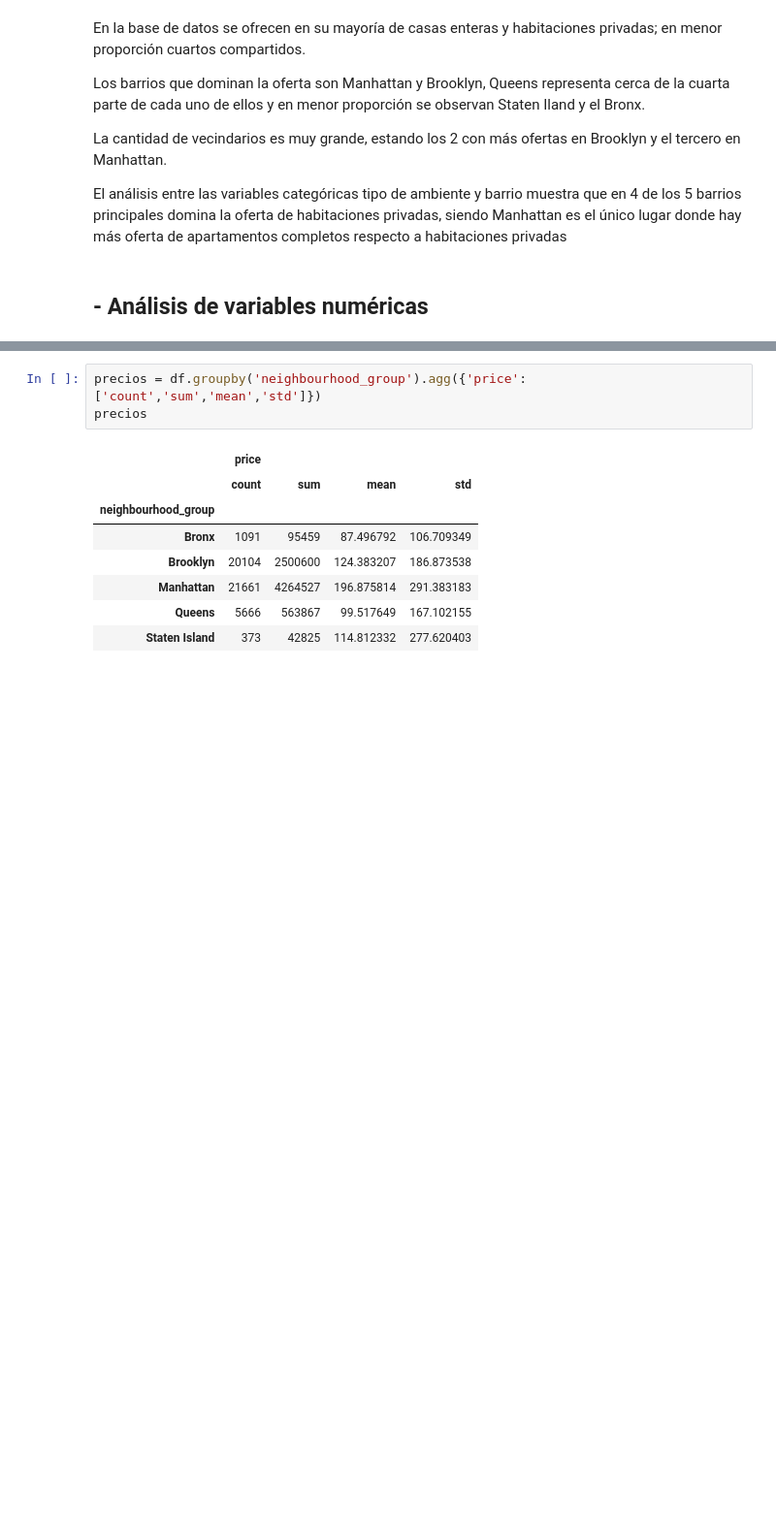
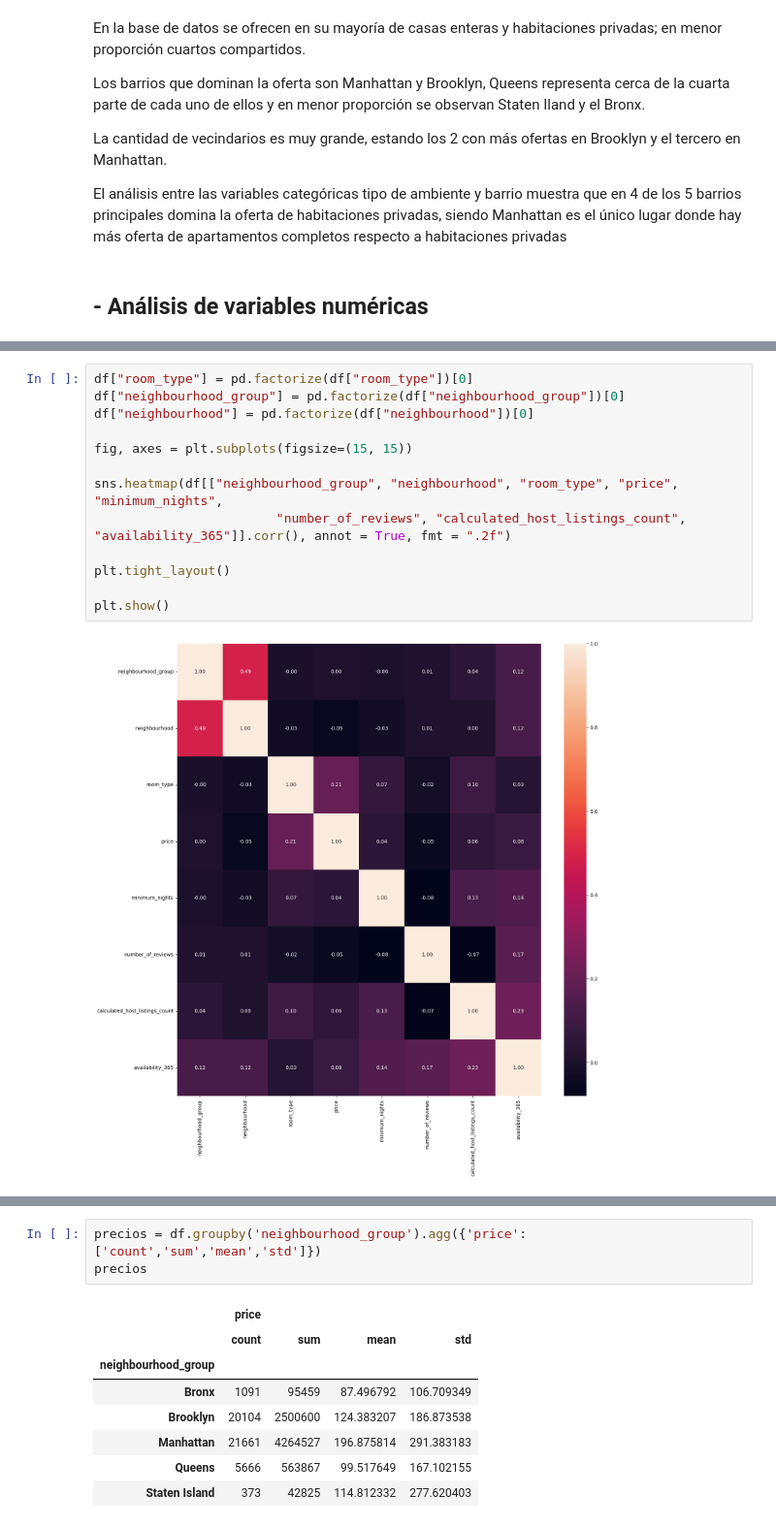
Before and after one commit to 4GeeksAcademy/IgnacioSabinoG-IntroML, a Jupyter notebook: src/00-eda-airbnb-ny.ipynb, the cells around one changed output, grey strips where cells are left out. Shown at 97% size. Drawn from its saved outputs; the diff is of its cells as text; blank space fills up the shorter version.

```diff
--- a/src/00-eda-airbnb-ny.ipynb
+++ b/src/00-eda-airbnb-ny.ipynb
@@ -201,0 +263,15 @@ El análisis entre las variables categóricas tipo de ambiente y barrio muestra
+# %%
+df["room_type"] = pd.factorize(df["room_type"])[0]
+df["neighbourhood_group"] = pd.factorize(df["neighbourhood_group"])[0]
+df["neighbourhood"] = pd.factorize(df["neighbourhood"])[0]
+
+fig, axes = plt.subplots(figsize=(15, 15))
+
+sns.heatmap(df[["neighbourhood_group", "neighbourhood", "room_type", "price", "minimum_nights",
+                        "number_of_reviews", "calculated_host_listings_count", "availability_365"]].corr(), annot = True, fmt = ".2f")
+
+plt.tight_layout()
+
+plt.show()
+# %% [output]
+[figure, added]
```
Also changed, not shown: parts of 12 cells of this notebook.
